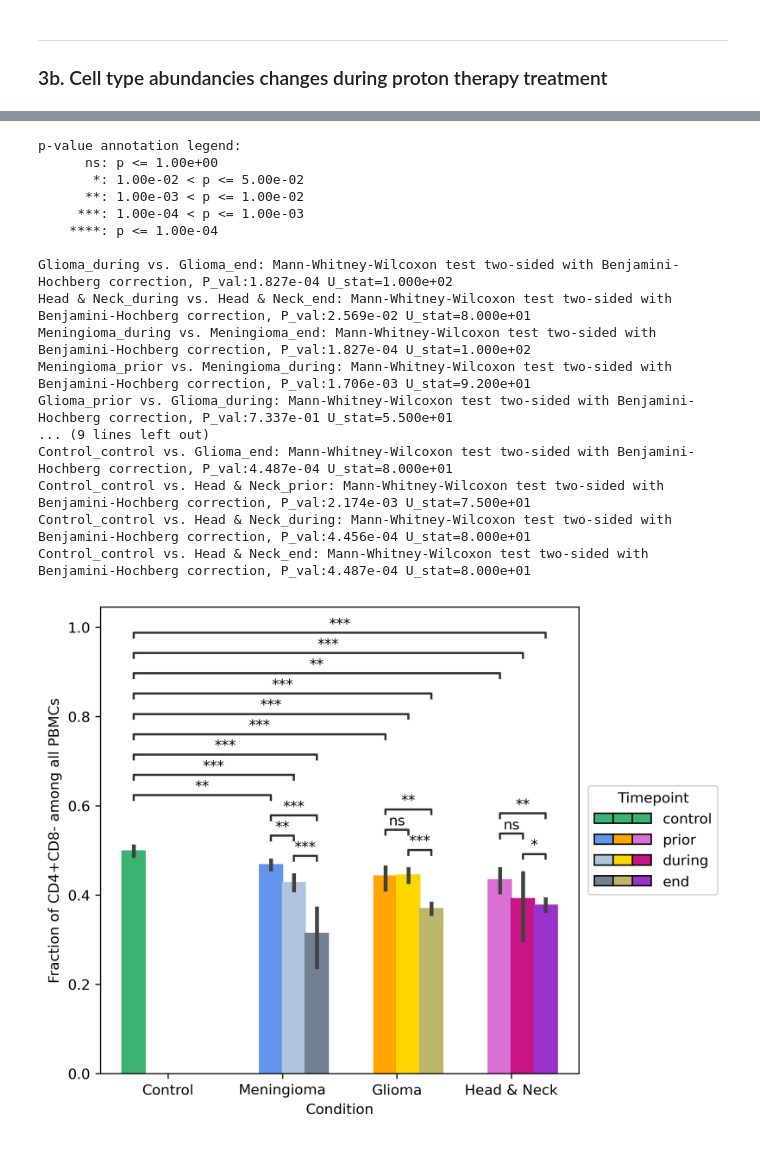
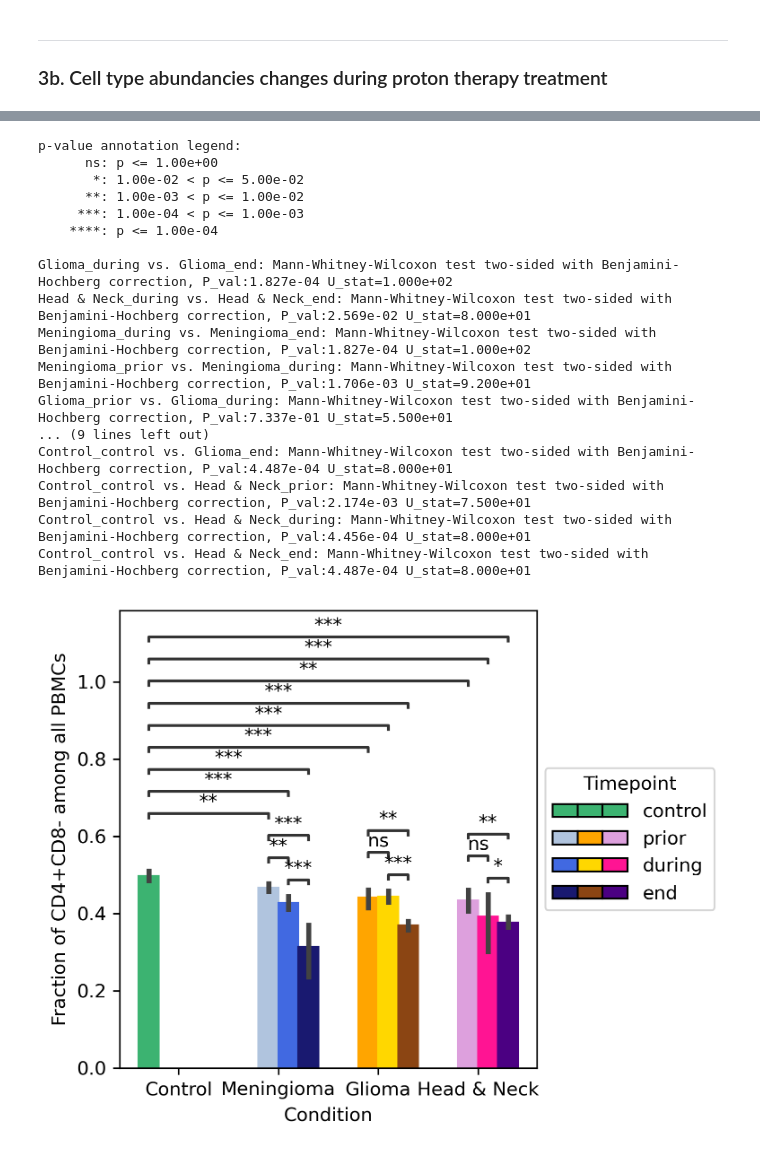
Before and after one commit to GVS-Lab/immune_cell_project, a Jupyter notebook: notebooks/figures/figure5_celltype_abundancies_marker.ipynb, the cells around one changed output, grey strips where cells are left out. Cells and saved outputs as stored; diff of their text form; code cells hidden in the pictures.

Commit message:
multiple changes related to figure plotting

```diff
--- a/notebooks/figures/figure5_celltype_abundancies_marker.ipynb
+++ b/notebooks/figures/figure5_celltype_abundancies_marker.ipynb
@@ -98,9 +98,9 @@ def plot_celltype_abundancies_with_control(
         "mediumseagreen",
         "mediumseagreen",
     ]
-    mg_colors = ["cornflowerblue", "cornflowerblue", "lightsteelblue", "slategray"]
-    gl_colors = ["orange", "orange", "gold", "darkkhaki"]
-    hn_colors = ["orange", "orchid", "mediumvioletred", "darkorchid"]
+    mg_colors = ["lightsteelblue", "lightsteelblue", "royalblue", "midnightblue"]
+    gl_colors = ["orange", "orange", "gold", "saddlebrown"]
+    hn_colors = ["plum", "plum", "deeppink", "indigo"]
 
     violin_all_colors = ctrl_colors + mg_colors + gl_colors + hn_colors
     bar_all_colors = []
@@ -137,7 +137,6 @@ def plot_celltype_abundancies_with_control(
                 (("Head & Neck", "prior"), ("Head & Neck", "end")),
                 (("Head & Neck", "during"), ("Head & Neck", "end")),
             ],
-            stat_annot="star",
             quantiles=quantiles,
             cut=cut,
             plot_type=plot_type,
@@ -657,7 +656,7 @@ plot_celltype_abundancies_with_control(
     ct_abundance_data,
     celltypes=celltypes_2,
     celltype_labels=celltype2_labels,
-    figsize=[6, 6],
+    figsize=[4, 4.5],
     plot_type="bar",
 )
 # %% [output]
@@ -682,21 +681,21 @@ Control_control vs. Head & Neck_end: Mann-Whitney-Wilcoxon test two-sided with B
 p-value annotation legend:
       ns: p <= 1.00e+00
        *: 1.00e-02 < p <= 5.00e-02
       **: 1.00e-03 < p <= 1.00e-02
      ***: 1.00e-04 < p <= 1.00e-03
     ****: p <= 1.00e-04
 
 Glioma_during vs. Glioma_end: Mann-Whitney-Wilcoxon test two-sided with Benjamini-Hochberg correction, P_val:1.827e-04 U_stat=1.000e+02
 Head & Neck_during vs. Head & Neck_end: Mann-Whitney-Wilcoxon test two-sided with Benjamini-Hochberg correction, P_val:2.569e-02 U_stat=8.000e+01
 Meningioma_during vs. Meningioma_end: Mann-Whitney-Wilcoxon test two-sided with Benjamini-Hochberg correction, P_val:1.827e-04 U_stat=1.000e+02
 Meningioma_prior vs. Meningioma_during: Mann-Whitney-Wilcoxon test two-sided with Benjamini-Hochberg correction, P_val:1.706e-03 U_stat=9.200e+01
 Glioma_prior vs. Glioma_during: Mann-Whitney-Wilcoxon test two-sided with Benjamini-Hochberg correction, P_val:7.337e-01 U_stat=5.500e+01
 ... (9 lines left out)
 Control_control vs. Glioma_end: Mann-Whitney-Wilcoxon test two-sided with Benjamini-Hochberg correction, P_val:4.487e-04 U_stat=8.000e+01
 Control_control vs. Head & Neck_prior: Mann-Whitney-Wilcoxon test two-sided with Benjamini-Hochberg correction, P_val:2.174e-03 U_stat=7.500e+01
 Control_control vs. Head & Neck_during: Mann-Whitney-Wilcoxon test two-sided with Benjamini-Hochberg correction, P_val:4.456e-04 U_stat=8.000e+01
 Control_control vs. Head & Neck_end: Mann-Whitney-Wilcoxon test two-sided with Benjamini-Hochberg correction, P_val:4.487e-04 U_stat=8.000e+01
-[figure, old version]
+[figure, new version]
 p-value annotation legend:
       ns: p <= 1.00e+00
        *: 1.00e-02 < p <= 5.00e-02
```
Also changed, not shown: parts of 4 cells of this notebook, 2 other files.
